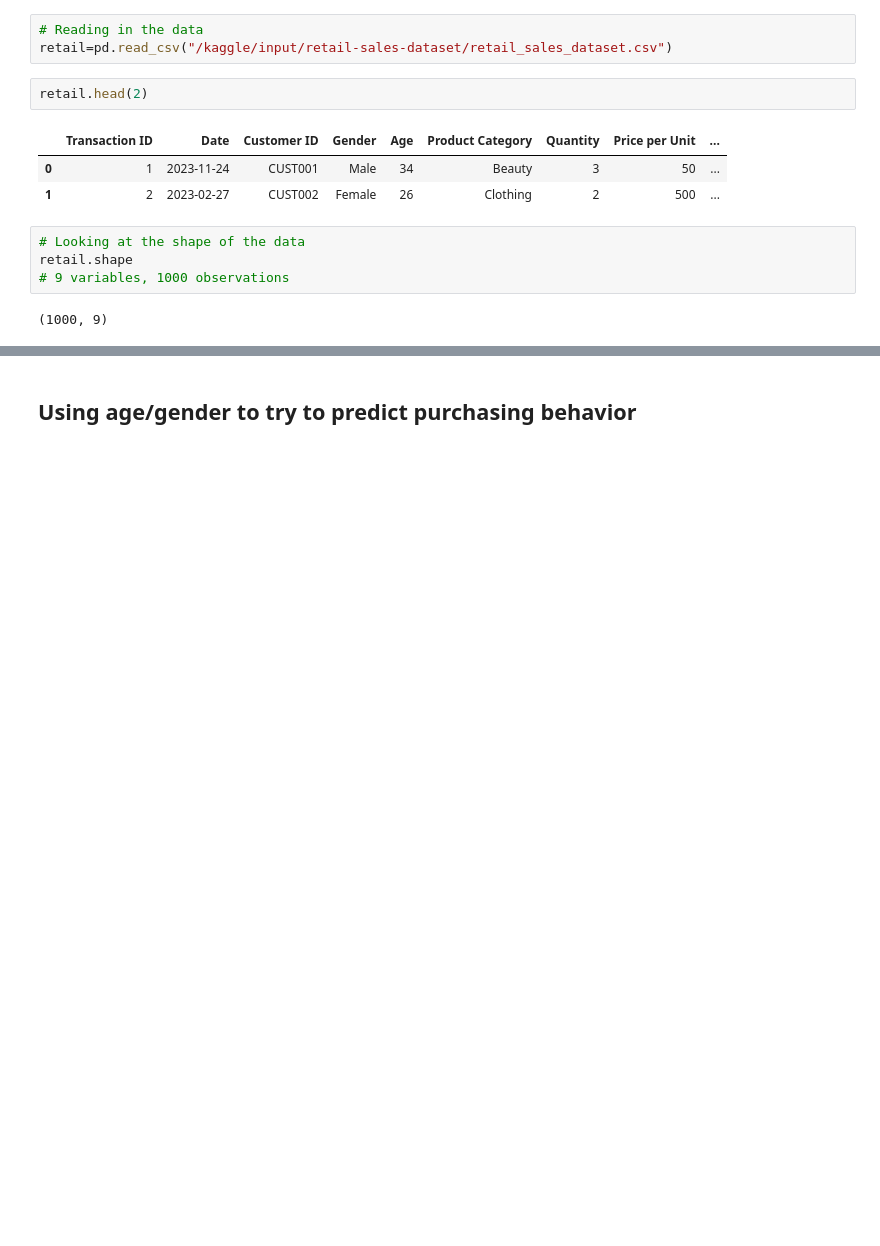
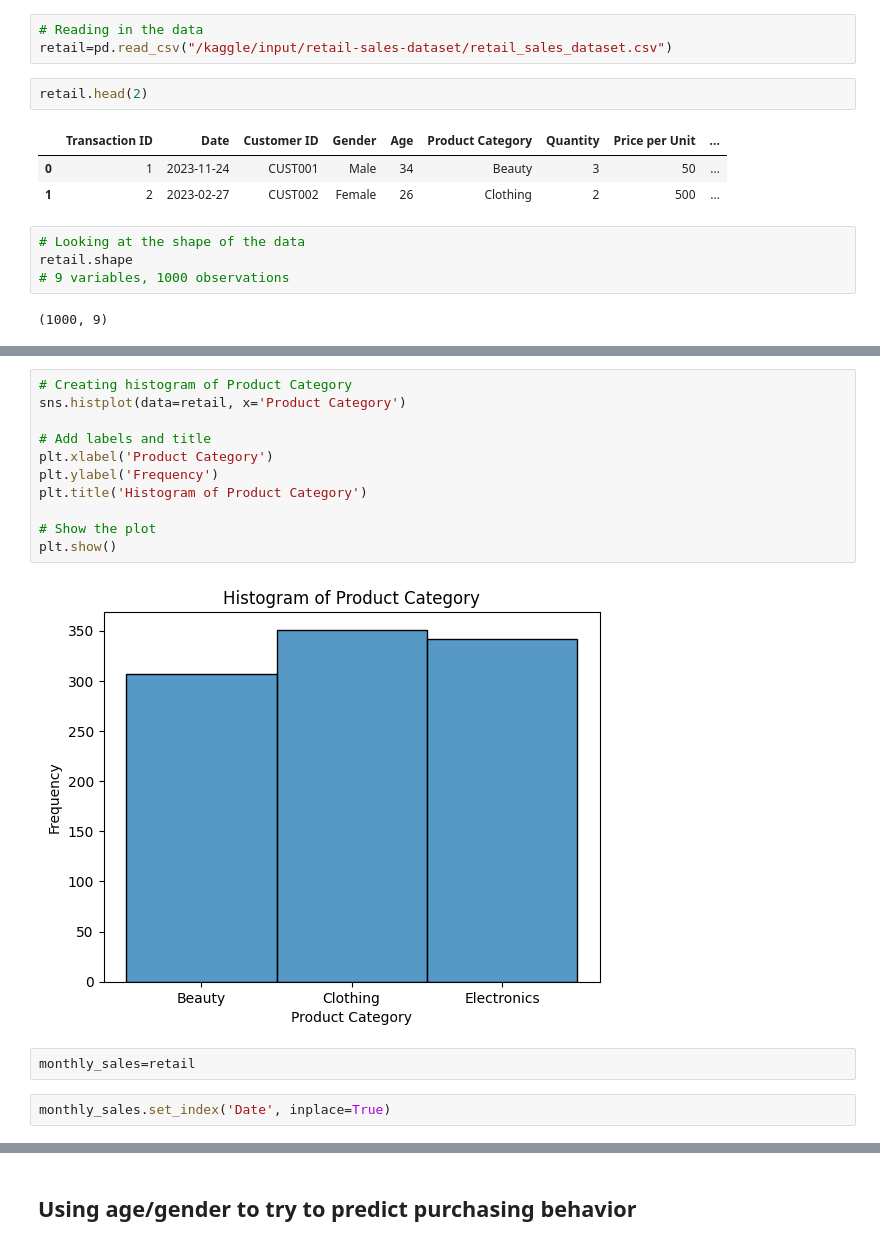
Before and after one commit to bdupey/DATA445-Machine_Learning, a Jupyter notebook: data445-kaggle-project-2.ipynb, the cells around one changed output, grey strips where cells are left out. Saved outputs shown, nothing was run; the diff lists cells and outputs as text; blank space fills up the shorter version.

```diff
--- a/data445-kaggle-project-2.ipynb
+++ b/data445-kaggle-project-2.ipynb
@@ -46,0 +91,17 @@ dtype: object
+# %%
+# Creating histogram of Product Category
+sns.histplot(data=retail, x='Product Category')
+
+# Add labels and title
+plt.xlabel('Product Category')
+plt.ylabel('Frequency')
+plt.title('Histogram of Product Category')
+
+# Show the plot
+plt.show()
+# %% [output]
+[figure, added]
+# %%
+monthly_sales=retail
+# %%
+monthly_sales.set_index('Date', inplace=True)
```
Also changed, not shown: parts of 19 cells of this notebook.
